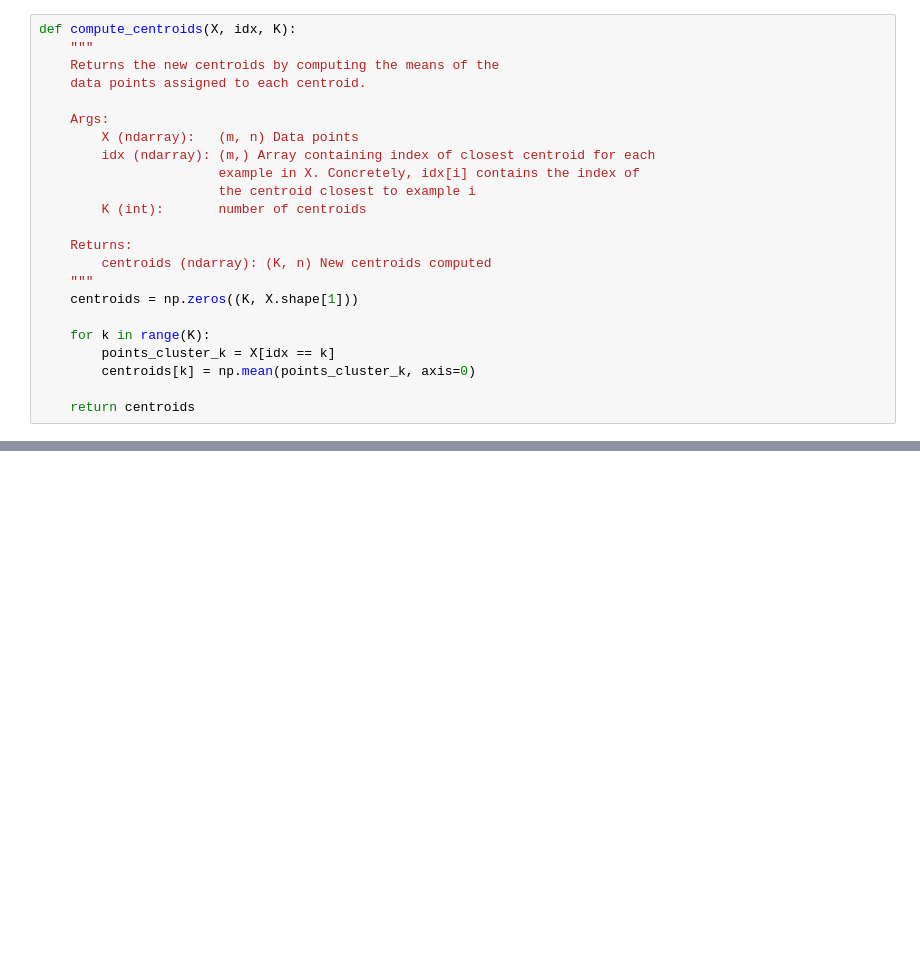
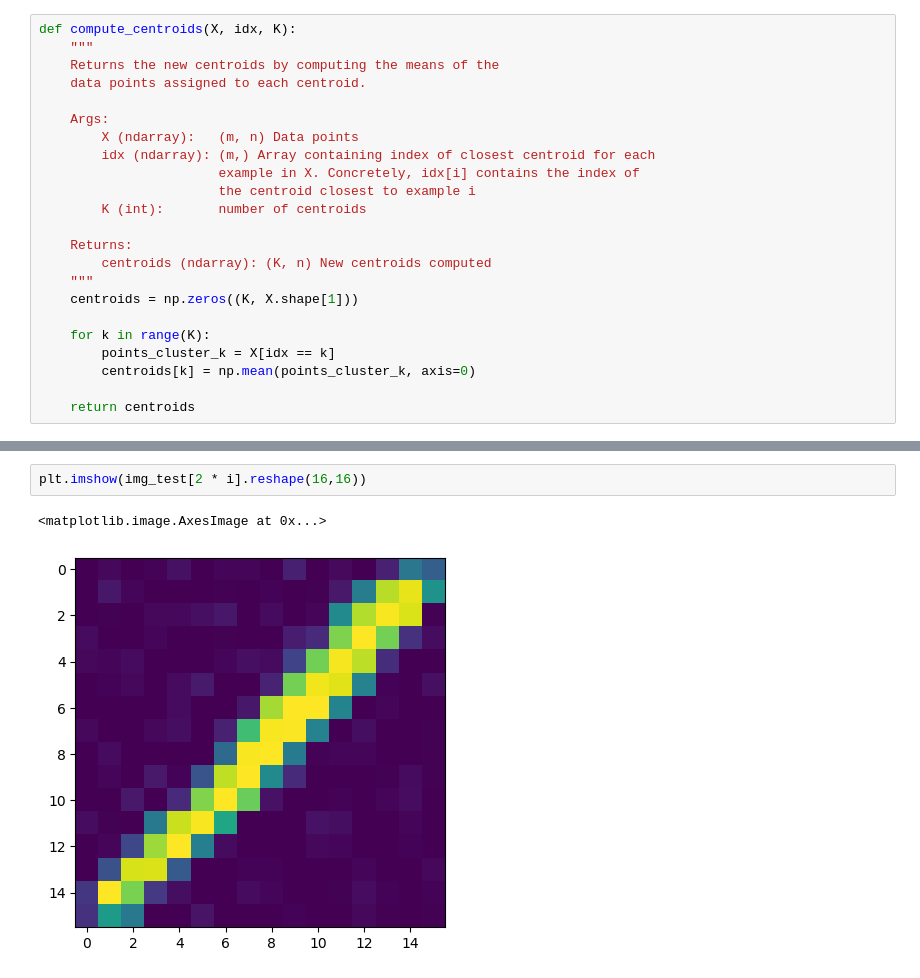
Before and after one commit to SheidaAbedpour/K-Means-Clustering, a Jupyter notebook: main.ipynb, the cells around one changed output, grey strips where cells are left out. Cells and saved outputs as stored; diff of their text form; blank space fills up the shorter version.

```diff
--- a/main.ipynb
+++ b/main.ipynb
@@ -102,0 +147,5 @@ def compute_centroids(X, idx, K):
+# %%
+plt.imshow(img_test[2 * i].reshape(16,16))
+# %% [output]
+<matplotlib.image.AxesImage at 0x...>
+[figure, added]
```
Also changed, not shown: parts of 15 cells of this notebook.
